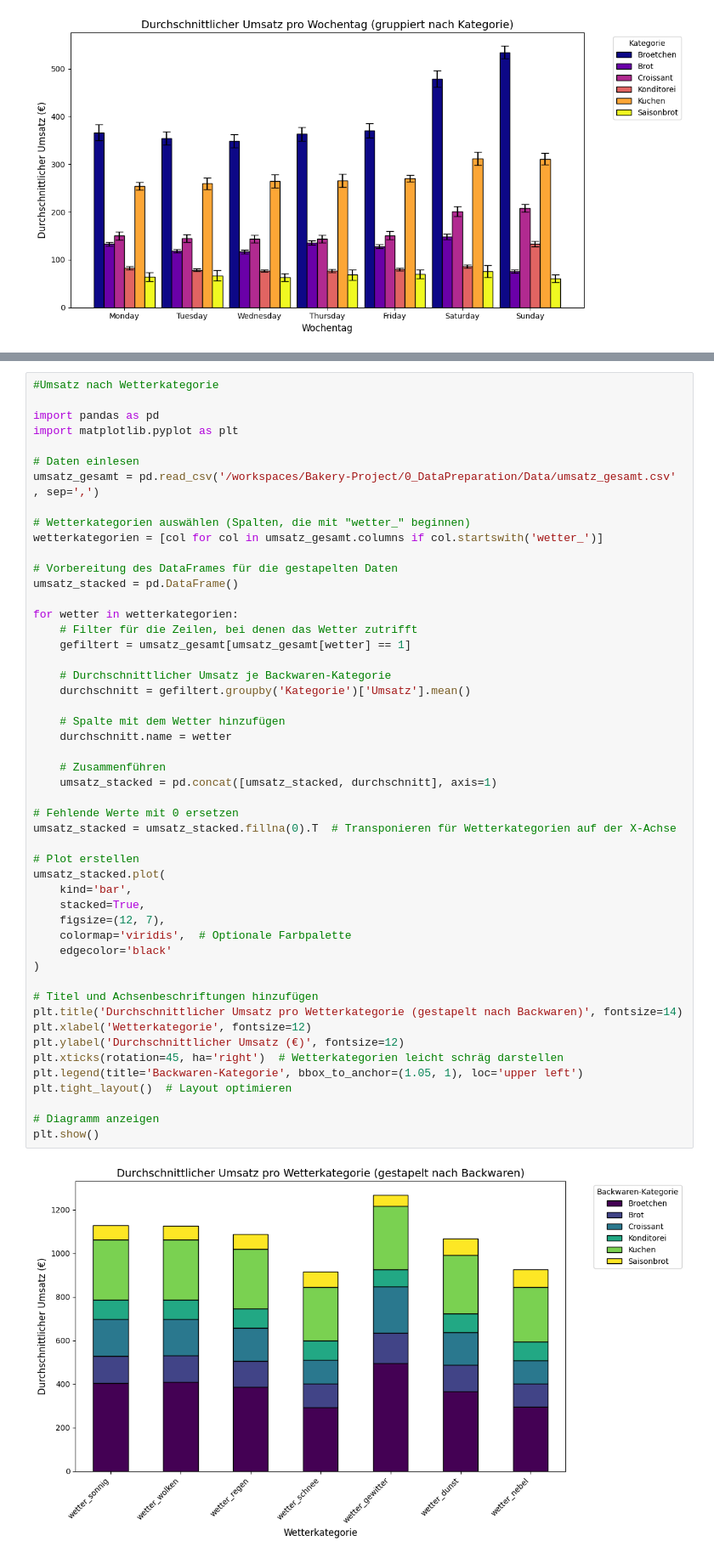
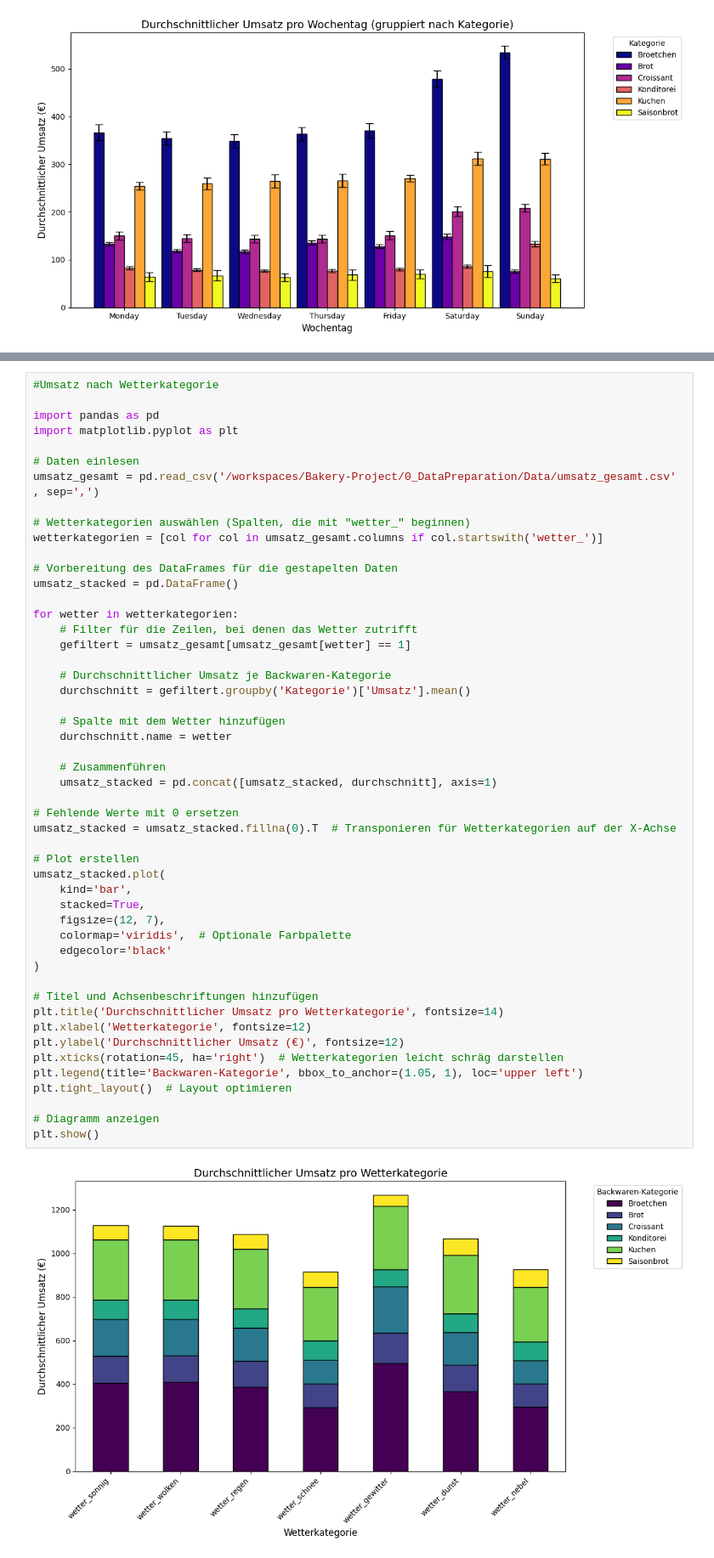
Before and after one commit to Heidikowski/Bakery-Project, a Jupyter notebook: 1_DatasetCharacteristics/grafiken_umsatz.ipynb, the cells around one changed output, grey strips where cells are left out. Shown at 85% size. Saved outputs shown, nothing was run; the diff lists cells and outputs as text.

```diff
--- a/1_DatasetCharacteristics/grafiken_umsatz.ipynb
+++ b/1_DatasetCharacteristics/grafiken_umsatz.ipynb
@@ -179,35 +325,35 @@ for wetter in wetterkategorien:
     durchschnitt = gefiltert.groupby('Kategorie')['Umsatz'].mean()
 
     # Spalte mit dem Wetter hinzufügen
     durchschnitt.name = wetter
 
     # Zusammenführen
     umsatz_stacked = pd.concat([umsatz_stacked, durchschnitt], axis=1)
 
 # Fehlende Werte mit 0 ersetzen
 umsatz_stacked = umsatz_stacked.fillna(0).T  # Transponieren für Wetterkategorien auf der X-Achse
 
 # Plot erstellen
 umsatz_stacked.plot(
     kind='bar',
     stacked=True,
     figsize=(12, 7),
     colormap='viridis',  # Optionale Farbpalette
     edgecolor='black'
 )
 
 # Titel und Achsenbeschriftungen hinzufügen
-plt.title('Durchschnittlicher Umsatz pro Wetterkategorie (gestapelt nach Backwaren)', fontsize=14)
+plt.title('Durchschnittlicher Umsatz pro Wetterkategorie', fontsize=14)
 plt.xlabel('Wetterkategorie', fontsize=12)
 plt.ylabel('Durchschnittlicher Umsatz (€)', fontsize=12)
 plt.xticks(rotation=45, ha='right')  # Wetterkategorien leicht schräg darstellen
 plt.legend(title='Backwaren-Kategorie', bbox_to_anchor=(1.05, 1), loc='upper left')
 plt.tight_layout()  # Layout optimieren
 
 # Diagramm anzeigen
 plt.show()
 # %% [output]
-[figure, old version]
+[figure, new version]
 # %%
 #Umsatz nach Wetterkategorie mit Konfidenzintervall
 
```
Also changed, not shown: parts of 14 cells of this notebook.
